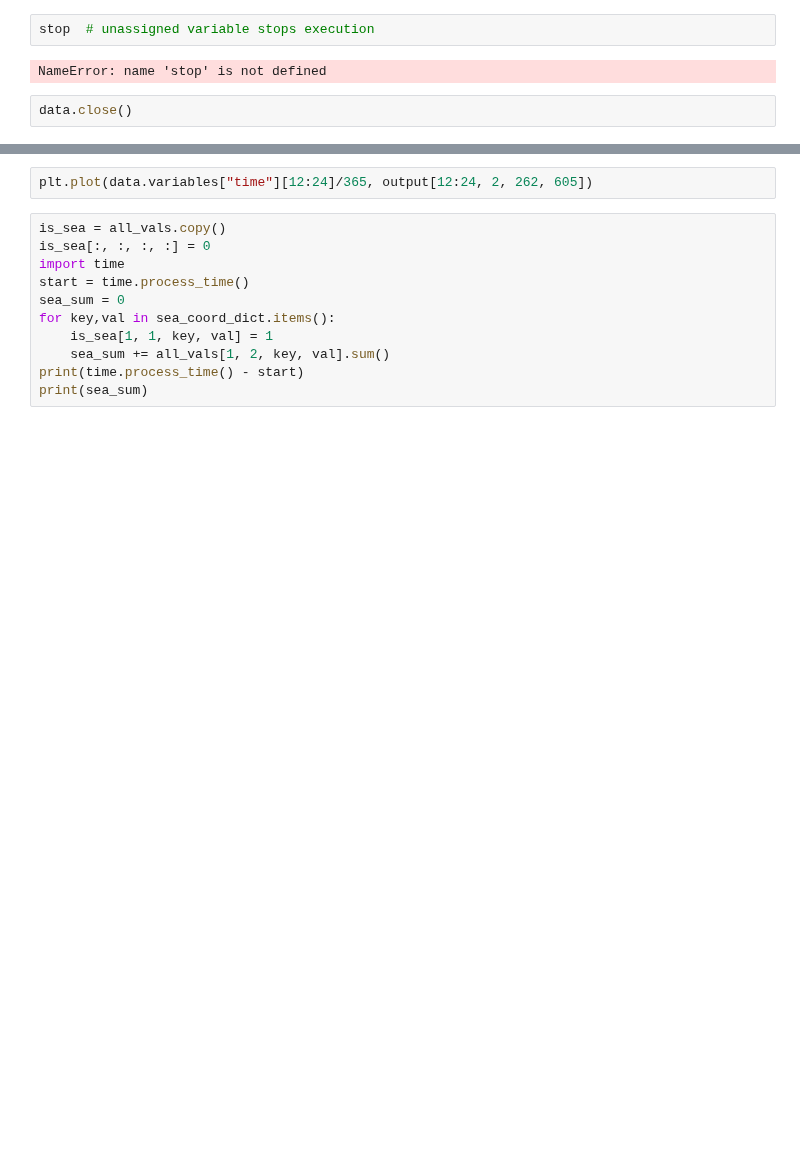
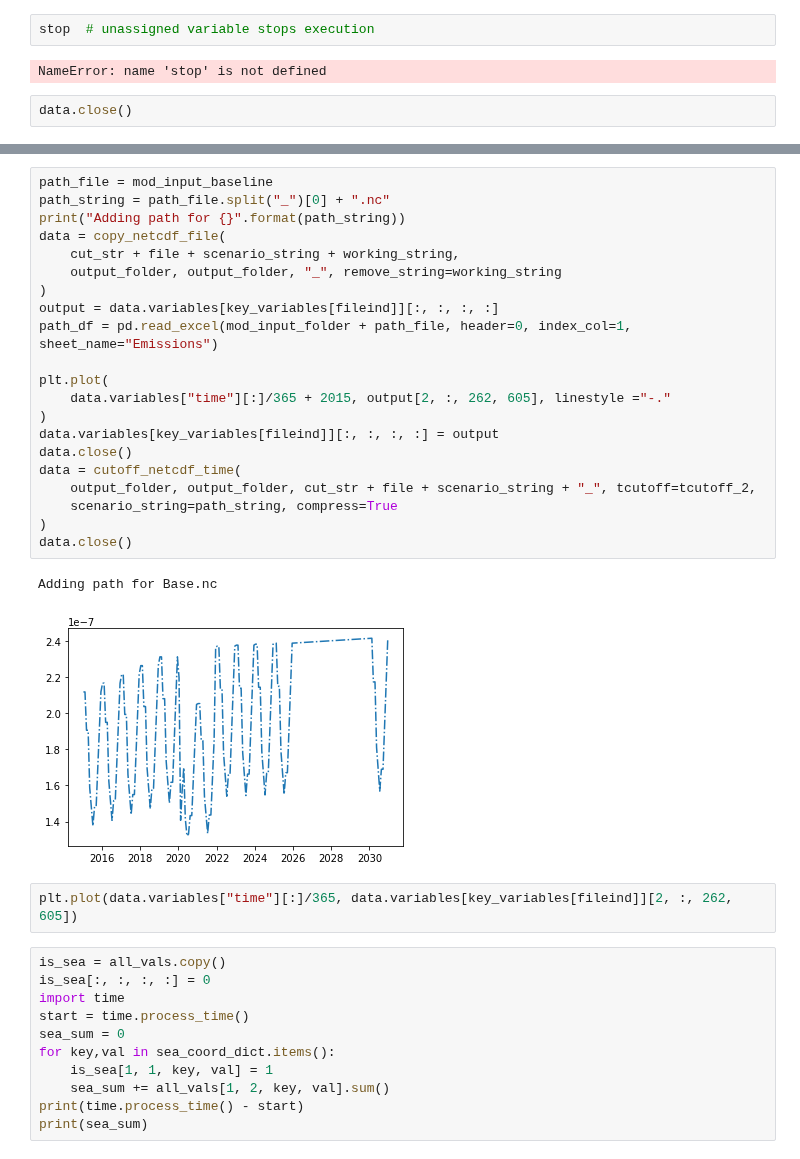
Before and after one commit to Rlamboll/modify_COVID19_netCDF_Emissions, a Jupyter notebook: calculations/calc_aerosols_emissions.ipynb, the cells around one changed output, grey strips where cells are left out. Saved outputs shown, nothing was run; the diff lists cells and outputs as text; blank space fills up the shorter version.

```diff
--- a/calculations/calc_aerosols_emissions.ipynb
+++ b/calculations/calc_aerosols_emissions.ipynb
@@ -499,5 +534,29 @@ all_vals2[2, -1, 262, 605] / all_vals[2, -1, 262, 605]
+# %%
+path_file = mod_input_baseline
+path_string = path_file.split("_")[0] + ".nc"
+print("Adding path for {}".format(path_string))
+data = copy_netcdf_file(
+    cut_str + file + scenario_string + working_string,
+    output_folder, output_folder, "_", remove_string=working_string
+)
+output = data.variables[key_variables[fileind]][:, :, :, :]
+path_df = pd.read_excel(mod_input_folder + path_file, header=0, index_col=1, sheet_name="Emissions")
+
+plt.plot(
+    data.variables["time"][:]/365 + 2015, output[2, :, 262, 605], linestyle ="-."
+)
+data.variables[key_variables[fileind]][:, :, :, :] = output
+data.close()
+data = cutoff_netcdf_time(
+    output_folder, output_folder, cut_str + file + scenario_string + "_", tcutoff=tcutoff_2,
+    scenario_string=path_string, compress=True
+)
+data.close()
+# %% [output]
+Adding path for Base.nc
+[figure, added]
 # %%
-plt.plot(data.variables["time"][12:24]/365, output[12:24, 2, 262, 605])
+plt.plot(data.variables["time"][:]/365, data.variables[key_variables[fileind]][2, :, 262, 605])
 # %%
 is_sea = all_vals.copy()
 is_sea[:, :, :, :] = 0
```
Also changed, not shown: parts of 21 cells of this notebook.
